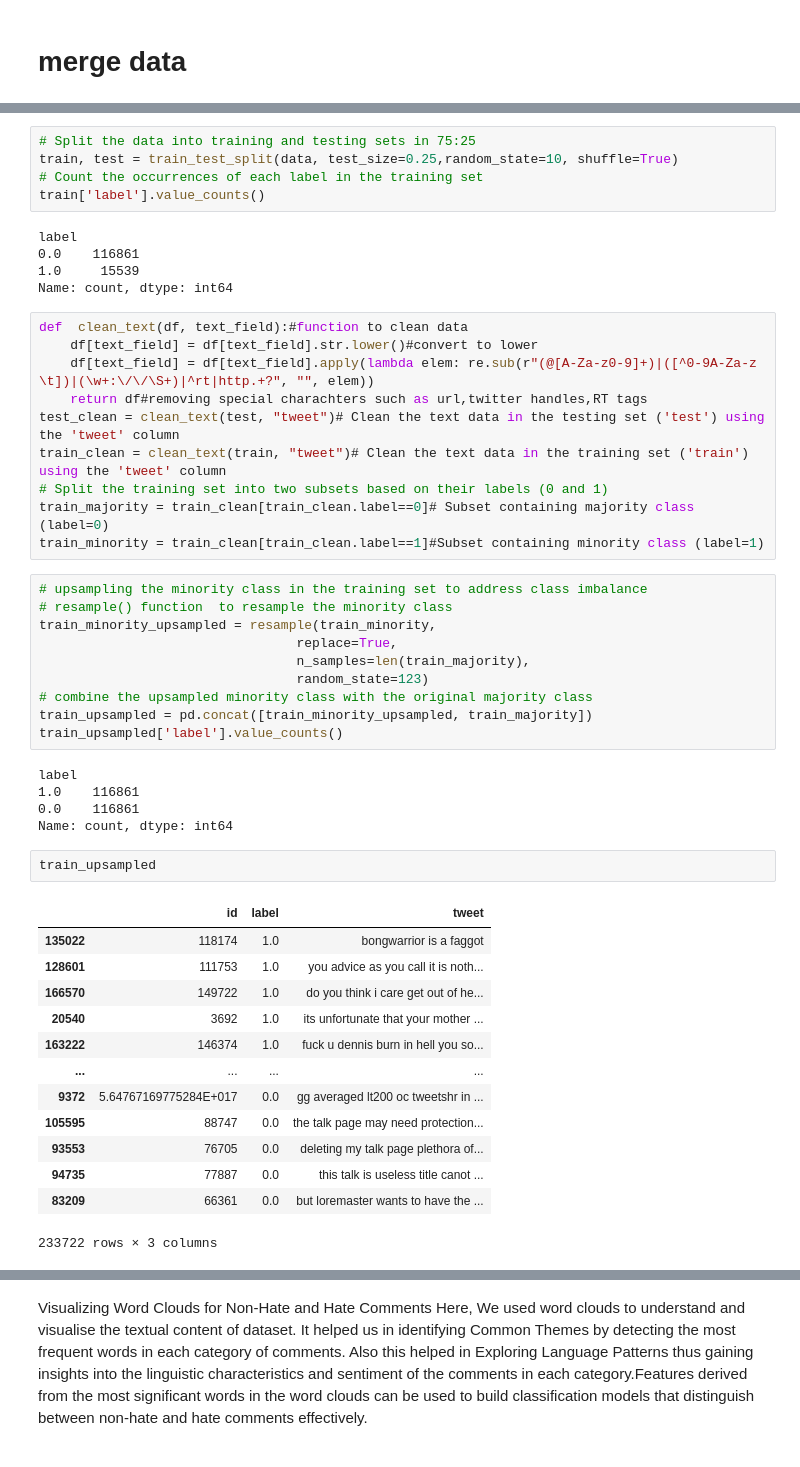
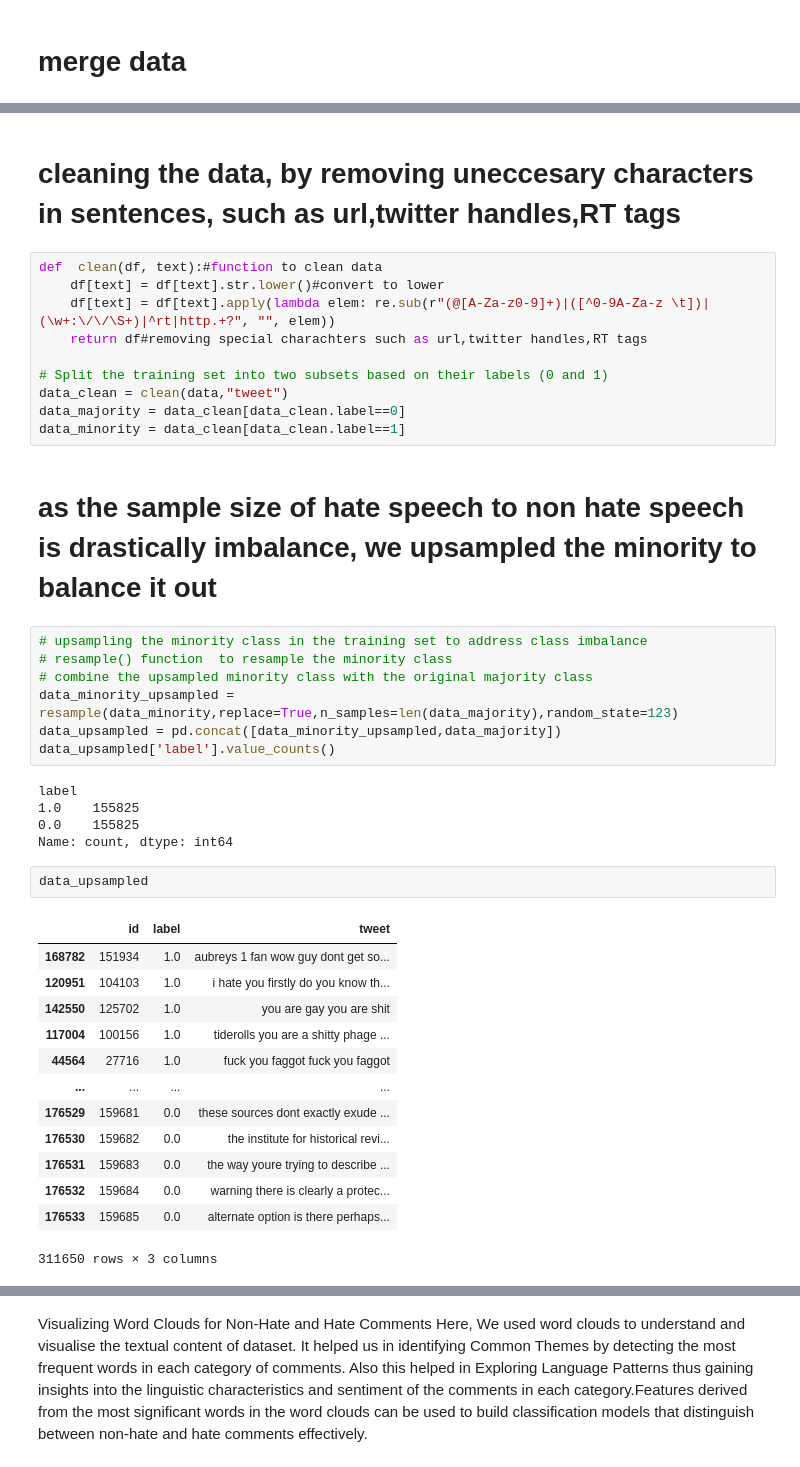
Before and after one commit to chunwei-ong/SC1015, a Jupyter notebook: proj_code.ipynb, the cells around one changed output, grey strips where cells are left out. Cells and saved outputs as stored; diff of their text form.

```diff
--- a/proj_code.ipynb
+++ b/proj_code.ipynb
@@ -170,53 +207,44 @@ data.shape
 # %% [output]
 (176534, 3)
-# %%
-# Split the data into training and testing sets in 75:25
-train, test = train_test_split(data, test_size=0.25,random_state=10, shuffle=True)
-# Count the occurrences of each label in the training set
-train['label'].value_counts()
-# %% [output]
-label
-0.0    116861
-1.0     15539
-Name: count, dtype: int64
+# %% [markdown]
+# cleaning the data, by removing uneccesary characters in sentences, such as url,twitter handles,RT tags
 # %%
-def  clean_text(df, text_field):#function to clean data
-    df[text_field] = df[text_field].str.lower()#convert to lower
-    df[text_field] = df[text_field].apply(lambda elem: re.sub(r"(@[A-Za-z0-9]+)|([^0-9A-Za-z \t])|(\w+:\/\/\S+)|^rt|http.+?", "", elem))
+def  clean(df, text):#function to clean data
+    df[text] = df[text].str.lower()#convert to lower
+    df[text] = df[text].apply(lambda elem: re.sub(r"(@[A-Za-z0-9]+)|([^0-9A-Za-z \t])|(\w+:\/\/\S+)|^rt|http.+?", "", elem))
     return df#removing special charachters such as url,twitter handles,RT tags
-test_clean = clean_text(test, "tweet")# Clean the text data in the testing set ('test') using the 'tweet' column
-train_clean = clean_text(train, "tweet")# Clean the text data in the training set ('train') using the 'tweet' column
+
 # Split the training set into two subsets based on their labels (0 and 1)
-train_majority = train_clean[train_clean.label==0]# Subset containing majority class (label=0)
-train_minority = train_clean[train_clean.label==1]#Subset containing minority class (label=1)
+data_clean = clean(data,"tweet")
+data_majority = data_clean[data_clean.label==0]
+data_minority = data_clean[data_clean.label==1]
+# %% [markdown]
+# as the sample size of hate speech to non hate speech is drastically imbalance, we upsampled the minority to balance it out
 # %%
 # upsampling the minority class in the training set to address class imbalance
 # resample() function  to resample the minority class
-train_minority_upsampled = resample(train_minority,
-                                 replace=True,
-                                 n_samples=len(train_majority),
-                                 random_state=123)
 # combine the upsampled minority class with the original majority class
-train_upsampled = pd.concat([train_minority_upsampled, train_majority])
-train_upsampled['label'].value_counts()
+data_minority_upsampled = resample(data_minority,replace=True,n_samples=len(data_majority),random_state=123)
+data_upsampled = pd.concat([data_minority_upsampled,data_majority])
+data_upsampled['label'].value_counts()
 # %% [output]
 label
-1.0    116861
-0.0    116861
+1.0    155825
+0.0    155825
 Name: count, dtype: int64
 # %%
-train_upsampled
+data_upsampled
 # %% [output]
 |  | id | label | tweet |
-| 135022 | 118174 | 1.0 | bongwarrior is a faggot |
-| 128601 | 111753 | 1.0 | you advice as you call it is noth... |
-| 166570 | 149722 | 1.0 | do you think i care get out of he... |
-| 20540 | 3692 | 1.0 | its unfortunate that your mother ... |
-| 163222 | 146374 | 1.0 | fuck u dennis burn in hell you so... |
+| 168782 | 151934 | 1.0 | aubreys 1 fan wow guy dont get so... |
+| 120951 | 104103 | 1.0 | i hate you firstly do you know th... |
+| 142550 | 125702 | 1.0 | you are gay you are shit |
+| 117004 | 100156 | 1.0 | tiderolls you are a shitty phage ... |
+| 44564 | 27716 | 1.0 | fuck you faggot fuck you faggot |
 | ... | ... | ... | ... |
-| 9372 | 5.64767169775284E+017 | 0.0 | gg averaged lt200 oc tweetshr in ... |
-| 105595 | 88747 | 0.0 | the talk page may need protection... |
-| 93553 | 76705 | 0.0 | deleting my talk page plethora of... |
-| 94735 | 77887 | 0.0 | this talk is useless title canot ... |
-| 83209 | 66361 | 0.0 | but loremaster wants to have the ... |
+| 176529 | 159681 | 0.0 | these sources dont exactly exude ... |
+| 176530 | 159682 | 0.0 | the institute for historical revi... |
+| 176531 | 159683 | 0.0 | the way youre trying to describe ... |
+| 176532 | 159684 | 0.0 | warning there is clearly a protec... |
+| 176533 | 159685 | 0.0 | alternate option is there perhaps... |
-233722 rows × 3 columns
+311650 rows × 3 columns
```
Also changed, not shown: parts of 62 cells of this notebook.
